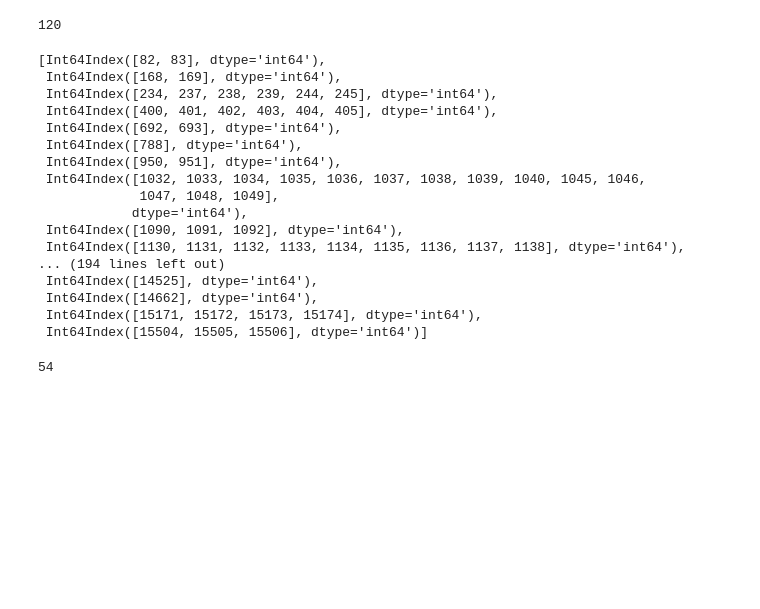
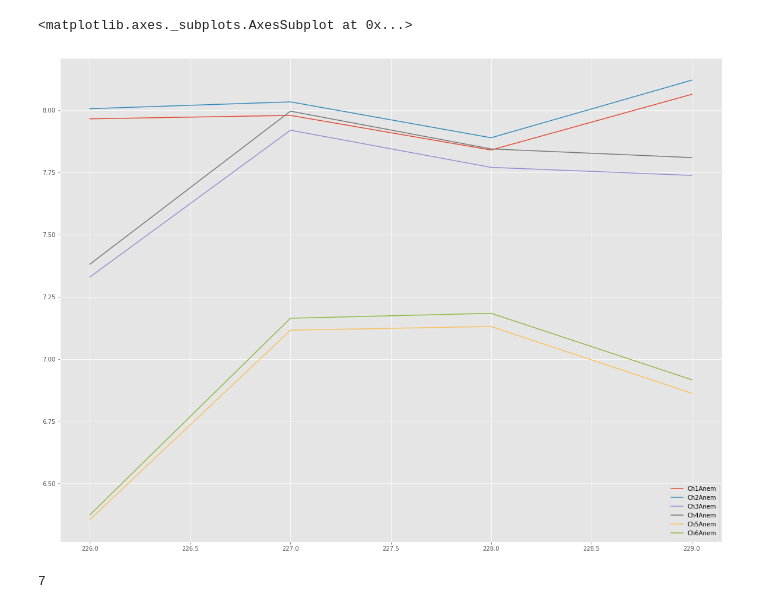
Before and after one commit to mariolarochelle/AERO, a Jupyter notebook: Working/Franco/Analysis/sensor_analysis.ipynb, the cells around one changed output. Cells and saved outputs as stored; diff of their text form; code cells hidden in the pictures; blank space fills up the shorter version.

```diff
--- a/Working/Franco/Analysis/sensor_analysis.ipynb
+++ b/Working/Franco/Analysis/sensor_analysis.ipynb
@@ -13,5 +14,6 @@ df_vaquerias_anemometer_identification = anemometer_identification(df_vaquerias_
 # %%
-df_D161075_fault_detection = fault_detection(df_D161075, sensor='anem', correlation_window=10, ratio_th = 10, correlation_th= .7)
+# Slice de las primeras 7 columnas para no agarrar las columnas con los min y std
+df_D161075_fault_detection = fault_detection(df_D161075.iloc[:, :7], sensor='anem', correlation_window=3, ratio_th = 10, correlation_th= .5)
 df_D161075_anemometer_identification = anemometer_identification(df_D161075_fault_detection)
 # %%
 df_D161075_redundant_sensors = {
@@ -118,0 +75,2 @@ list_index_splitted = split_kneighbor_indexes(list_index, 10)
+# %%
+indexes = split_kneighbor_indexes(get_index_list(df_D161075_anemometer_identification, 'Ch1Anem'), 12)
@@ -118,0 +81,5 @@ list_index_splitted = split_kneighbor_indexes(list_index, 10)
+# %%
+#df_D161075_fault_detection.loc[indexes[0][0]-10: indexes[0][0], 'Ch1Anem']
+idx = 1
+
+df_D161075_fault_detection.loc[indexes[idx][0]-3: indexes[idx][0], ['Ch1Anem','Ch2Anem', 'Timestamp']]#.plot()
@@ -118,0 +111,5 @@ list_index_splitted = split_kneighbor_indexes(list_index, 10)
+# %%
+df_D161075_fault_detection.loc[indexes[idx][0]-3: indexes[idx][0], ['Ch1Anem', 'Ch2Anem', 'Ch3Anem', 'Ch4Anem', 'Ch5Anem', 'Ch6Anem']].plot(figsize=(20,15))
+# %% [output]
+<matplotlib.axes._subplots.AxesSubplot at 0x...>
+[figure, added]
@@ -119,24 +118,4 @@ list_index_splitted = split_kneighbor_indexes(list_index, 10)
 # %%
-len(list_index_splitted)
+len(true_positive_list)
 # %% [output]
-120
+7
-# %%
-list_index_splitted
-# %% [output]
-[Int64Index([82, 83], dtype='int64'),
- Int64Index([168, 169], dtype='int64'),
- Int64Index([234, 237, 238, 239, 244, 245], dtype='int64'),
- Int64Index([400, 401, 402, 403, 404, 405], dtype='int64'),
- Int64Index([692, 693], dtype='int64'),
- Int64Index([788], dtype='int64'),
- Int64Index([950, 951], dtype='int64'),
- Int64Index([1032, 1033, 1034, 1035, 1036, 1037, 1038, 1039, 1040, 1045, 1046,
-             1047, 1048, 1049],
-            dtype='int64'),
- Int64Index([1090, 1091, 1092], dtype='int64'),
- Int64Index([1130, 1131, 1132, 1133, 1134, 1135, 1136, 1137, 1138], dtype='int64'),
-... (194 lines left out)
- Int64Index([14525], dtype='int64'),
- Int64Index([14662], dtype='int64'),
- Int64Index([15171, 15172, 15173, 15174], dtype='int64'),
- Int64Index([15504, 15505, 15506], dtype='int64')]
@@ -148,4 +121,0 @@ for idx, x in enumerate(list_index_splitted):
-# %%
-len(index_2)
-# %% [output]
-54
```
Also changed, not shown: parts of 31 cells of this notebook, 2 other files.
